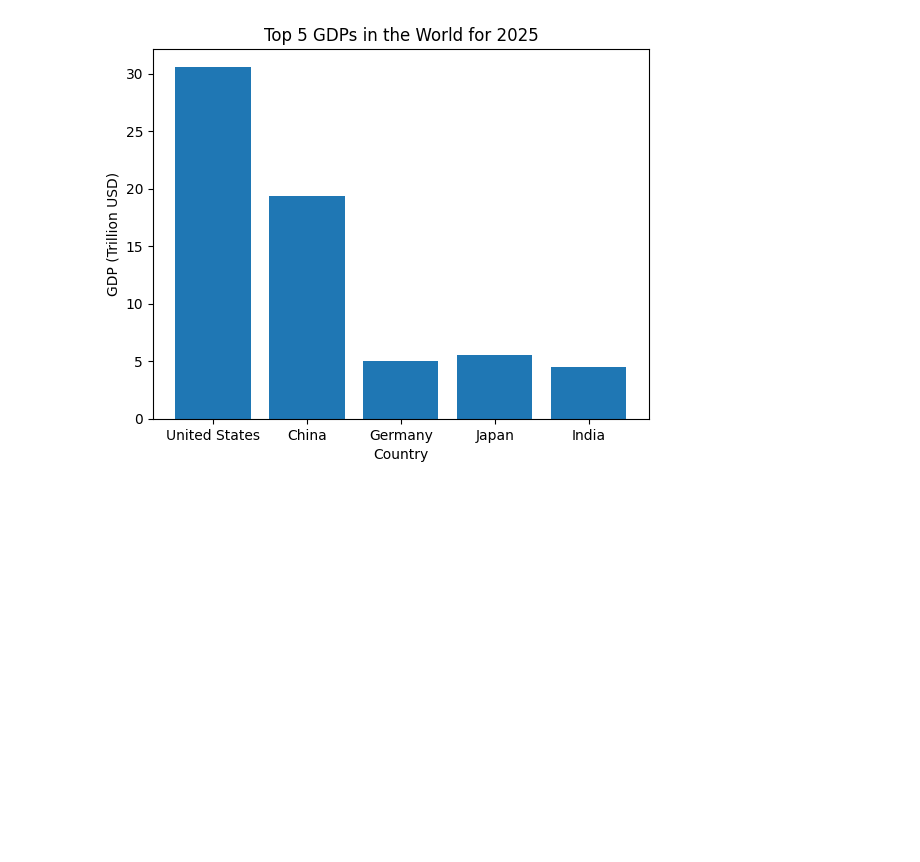
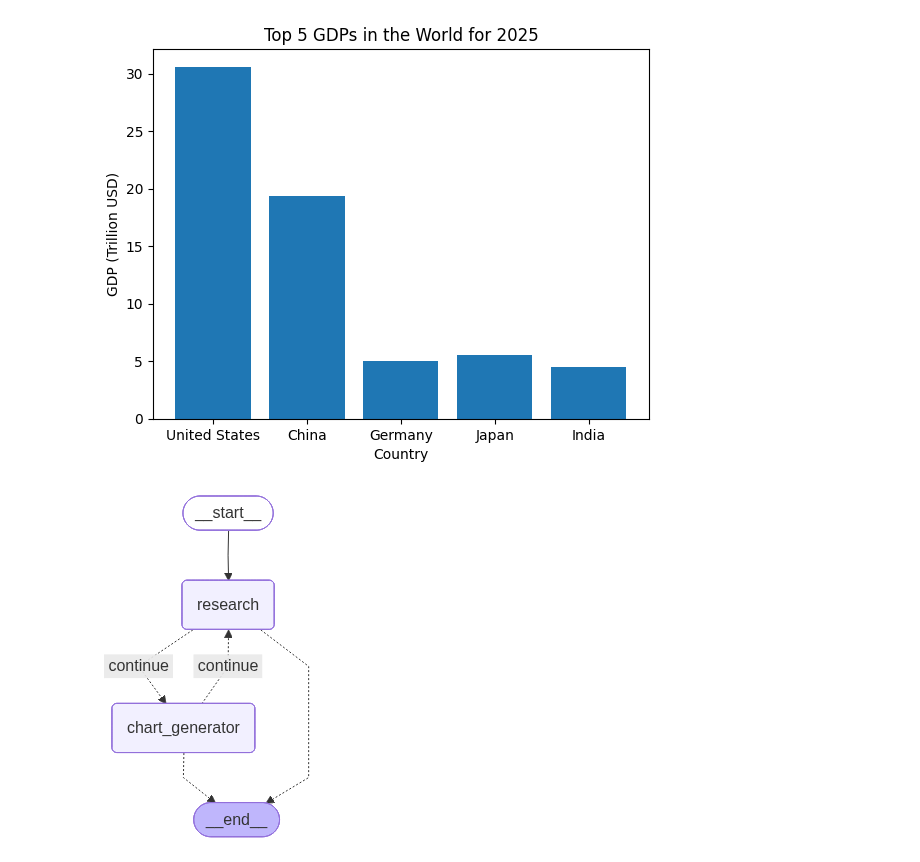
Before and after one commit to mukaramawan/genAi-concepts, a Jupyter notebook: 9- LangGraph/8_ MultiagentSystem.ipynb, the cells around one changed output. Drawn from its saved outputs; the diff is of its cells as text; code cells hidden in the pictures; blank space fills up the shorter version.

```diff
--- a/9- LangGraph/8_ MultiagentSystem.ipynb
+++ b/9- LangGraph/8_ MultiagentSystem.ipynb
@@ -153,3 +154,8 @@ Chart generation complete. Final message received.
   ToolMessage(content='Python code executed successfully!\n gdp_2025.png\n', name='python_repl_tool', id='f9afc5f4-66b9-4f49-bf61-1f1187cbe29a', tool_call_id='jkcq54ezd'),
   AIMessage(content='FINAL ANSWER', additional_kwargs={}, response_metadata={'token_usage': {'completion_tokens': 4, 'prompt_tokens': 1026, 'total_tokens': 1030, 'completion_time': 0.006653298, 'compl ...
 [figure]
+# %%
+from IPython.display import Image, display
+display(Image(graph.get_graph().draw_mermaid_png()))
+# %% [output]
+[figure, added]
```
Also changed, not shown: parts of 2 cells of this notebook, 2 other files.
